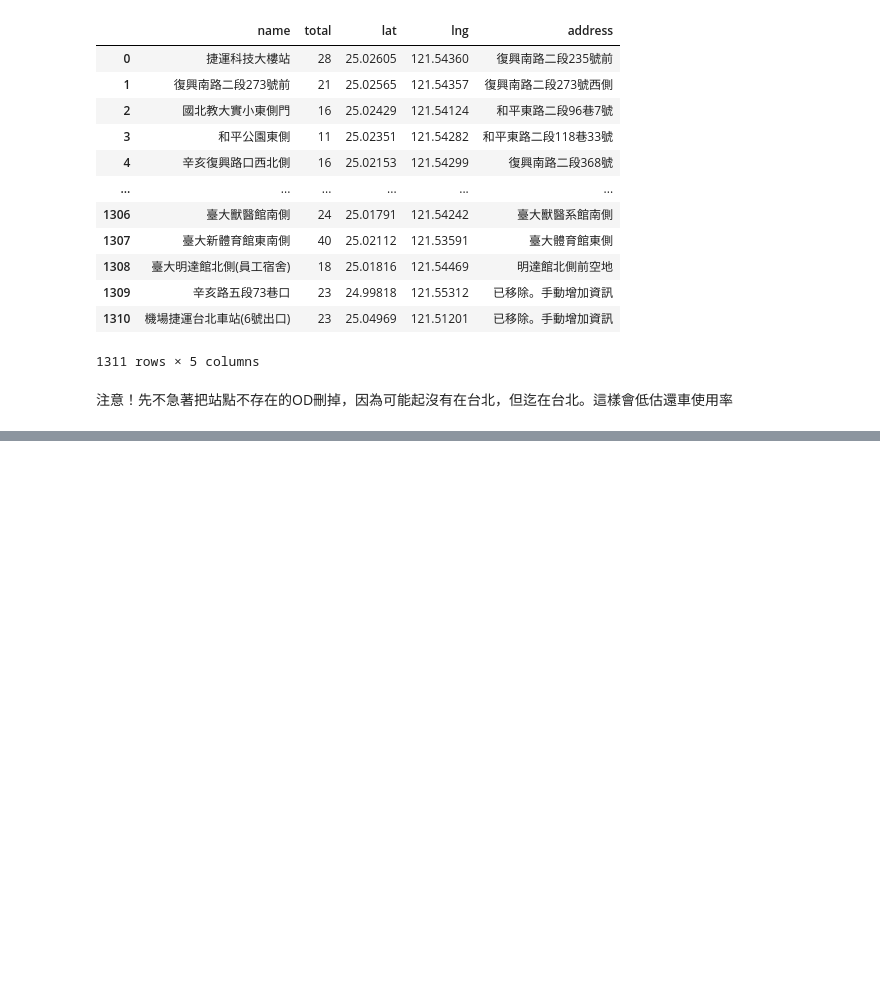
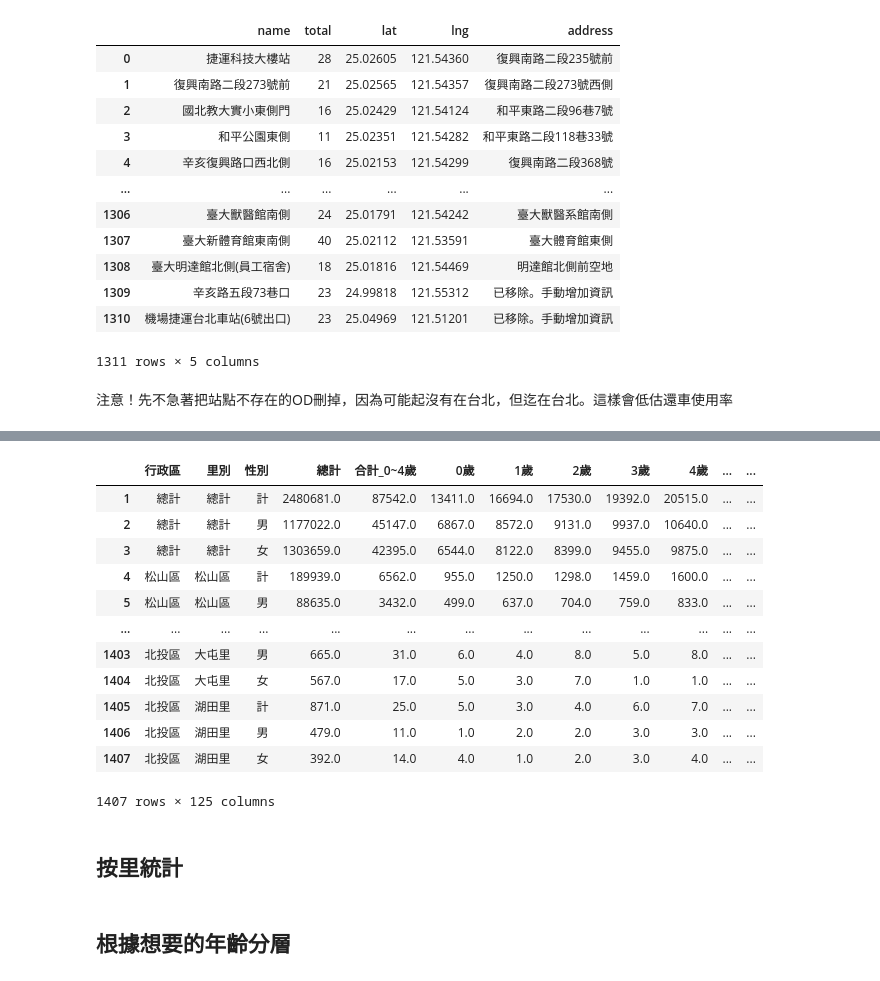
Before and after one commit to teddy21019/YoubikeUsagePrediction, a Jupyter notebook: project/data_getter/GettingData.ipynb, the cells around one changed output, grey strips where cells are left out. Cells and saved outputs as stored; diff of their text form; code cells hidden in the pictures; blank space fills up the shorter version.

Commit message:
Demographic and 711 done

```diff
--- a/project/data_getter/GettingData.ipynb
+++ b/project/data_getter/GettingData.ipynb
@@ -331,0 +413,22 @@ yb_station_info.to_parquet("../DATA/Youbike/yb_info.pq")
+# %%
+tpe_demographics = read_ods("../DATA/Demographic/111臺北市每年人口數依性別及年齡分.ods")
+tpe_demographics.columns = tpe_demographics.iloc[0,:]
+tpe_demographics.drop(index = 0, axis=0, inplace=True)
+# %%
+tpe_demographics
+# %% [output]
+|  | 行政區 | 里別 | 性別 | 總計 | 合計_0~4歲 | 0歲 | 1歲 | 2歲 | 3歲 | 4歲 | ... | ... |
+| 1 | 總計 | 總計 | 計 | 2480681.0 | 87542.0 | 13411.0 | 16694.0 | 17530.0 | 19392.0 | 20515.0 | ... | ... |
+| 2 | 總計 | 總計 | 男 | 1177022.0 | 45147.0 | 6867.0 | 8572.0 | 9131.0 | 9937.0 | 10640.0 | ... | ... |
+| 3 | 總計 | 總計 | 女 | 1303659.0 | 42395.0 | 6544.0 | 8122.0 | 8399.0 | 9455.0 | 9875.0 | ... | ... |
+| 4 | 松山區 | 松山區 | 計 | 189939.0 | 6562.0 | 955.0 | 1250.0 | 1298.0 | 1459.0 | 1600.0 | ... | ... |
+| 5 | 松山區 | 松山區 | 男 | 88635.0 | 3432.0 | 499.0 | 637.0 | 704.0 | 759.0 | 833.0 | ... | ... |
+| ... | ... | ... | ... | ... | ... | ... | ... | ... | ... | ... | ... | ... |
+| 1403 | 北投區 | 大屯里 | 男 | 665.0 | 31.0 | 6.0 | 4.0 | 8.0 | 5.0 | 8.0 | ... | ... |
+| 1404 | 北投區 | 大屯里 | 女 | 567.0 | 17.0 | 5.0 | 3.0 | 7.0 | 1.0 | 1.0 | ... | ... |
+| 1405 | 北投區 | 湖田里 | 計 | 871.0 | 25.0 | 5.0 | 3.0 | 4.0 | 6.0 | 7.0 | ... | ... |
+| 1406 | 北投區 | 湖田里 | 男 | 479.0 | 11.0 | 1.0 | 2.0 | 2.0 | 3.0 | 3.0 | ... | ... |
+| 1407 | 北投區 | 湖田里 | 女 | 392.0 | 14.0 | 4.0 | 1.0 | 2.0 | 3.0 | 4.0 | ... | ... |
+1407 rows × 125 columns
+# %% [markdown]
+## 按里統計
@@ -331,0 +463,2 @@ yb_station_info.to_parquet("../DATA/Youbike/yb_info.pq")
+# %% [markdown]
+## 根據想要的年齡分層
```
Also changed, not shown: parts of 18 cells of this notebook.
